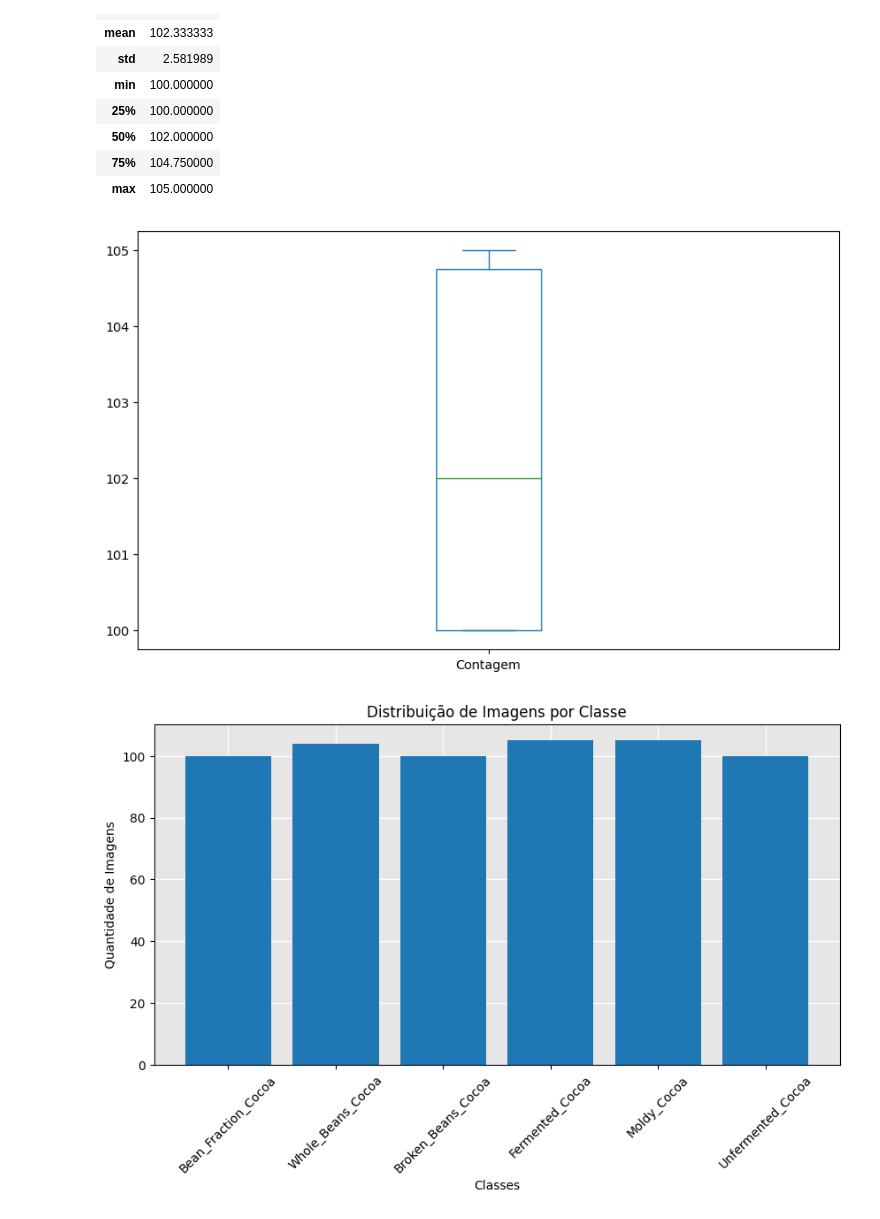
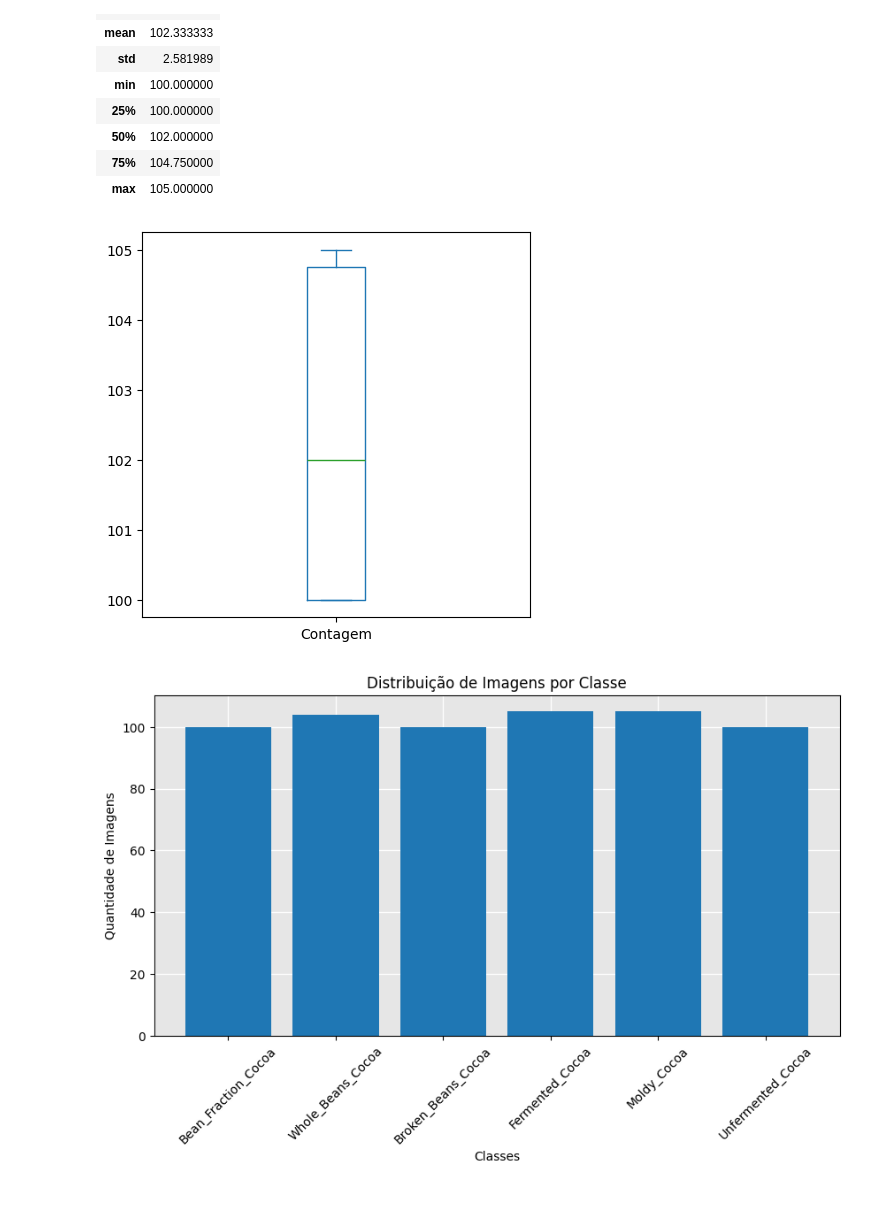
Before and after one commit to Priscilaleylianne/Projeto_Machine_Learning_Aplicacao_02, a Jupyter notebook: Notebooks/1_Analise_Dados_ML_APL_02.ipynb, the cells around one changed output. Saved outputs shown, nothing was run; the diff lists cells and outputs as text; code cells hidden in the pictures.

```diff
--- a/Notebooks/1_Analise_Dados_ML_APL_02.ipynb
+++ b/Notebooks/1_Analise_Dados_ML_APL_02.ipynb
@@ -108,9 +108,9 @@ display(base.describe())
 | max | 105.000000 |
 # %%
 # visualização distribuição dos dados numéricos, mostrando a mediana, os quartis (25% e 75%)
-base.plot(kind='box',figsize=(10,6),subplots=True);
+base.plot(kind='box',figsize=(5,5),subplots=True);
 # %% [output]
-[figure, old version]
+[figure, new version]
 # %%
 # Import para criação de gráficos e visualizações.
 import matplotlib.pyplot as plt
```
Also changed, not shown: parts of 7 cells of this notebook.
